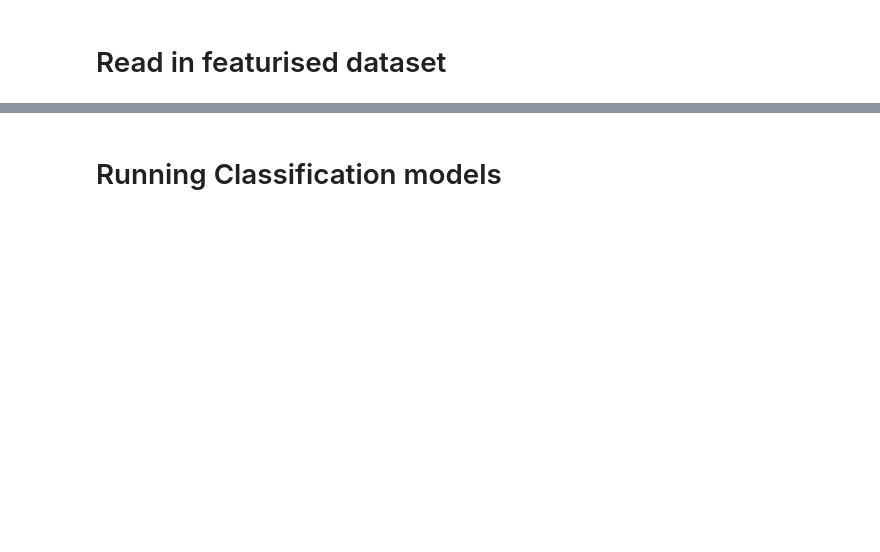
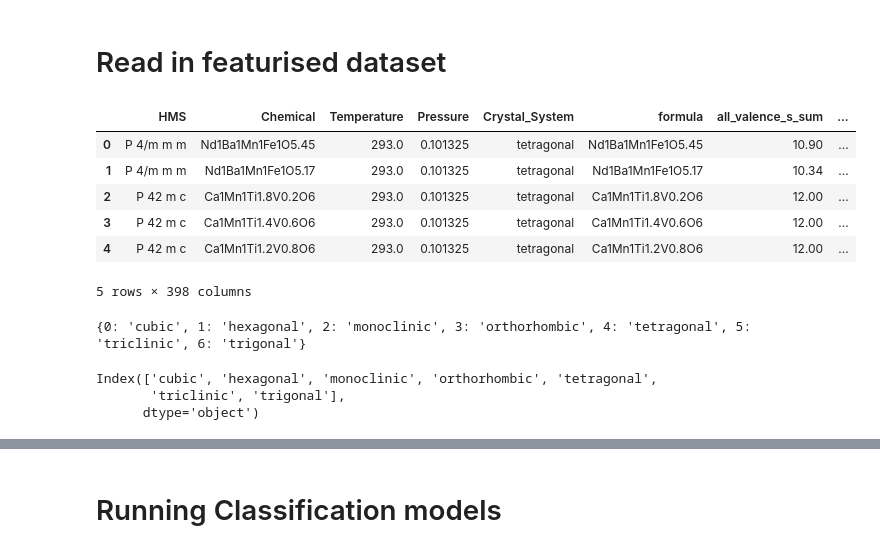
Before and after one commit to RedHorizonss/apprOXimate, a Jupyter notebook: notebooks/exp3a_approx_runML.ipynb, the cells around one changed output, grey strips where cells are left out. Drawn from its saved outputs; the diff is of its cells as text; code cells hidden in the pictures; blank space fills up the shorter version.

```diff
--- a/notebooks/exp3a_approx_runML.ipynb
+++ b/notebooks/exp3a_approx_runML.ipynb
@@ -78,29 +79,37 @@ def fit_evaluate_model(model, model_name, X_train, y_train, X_val, y_val):
 df_train = pd.read_csv('approx_dataset_splits/app_train_split.csv')
 df_test = pd.read_csv('approx_dataset_splits/app_test_split.csv')
 df_val = pd.read_csv('approx_dataset_splits/app_val_split.csv')
+# %%
+df_train.head()
+# %% [output]
+|  | HMS | Chemical | Temperature | Pressure | Crystal_System | formula | all_valence_s_sum | ... |
+| 0 | P 4/m m m | Nd1Ba1Mn1Fe1O5.45 | 293.0 | 0.101325 | tetragonal | Nd1Ba1Mn1Fe1O5.45 | 10.90 | ... |
+| 1 | P 4/m m m | Nd1Ba1Mn1Fe1O5.17 | 293.0 | 0.101325 | tetragonal | Nd1Ba1Mn1Fe1O5.17 | 10.34 | ... |
+| 2 | P 42 m c | Ca1Mn1Ti1.8V0.2O6 | 293.0 | 0.101325 | tetragonal | Ca1Mn1Ti1.8V0.2O6 | 12.00 | ... |
+| 3 | P 42 m c | Ca1Mn1Ti1.4V0.6O6 | 293.0 | 0.101325 | tetragonal | Ca1Mn1Ti1.4V0.6O6 | 12.00 | ... |
+| 4 | P 42 m c | Ca1Mn1Ti1.2V0.8O6 | 293.0 | 0.101325 | tetragonal | Ca1Mn1Ti1.2V0.8O6 | 12.00 | ... |
+5 rows × 398 columns
+# %%
+df_train["Crystal_System"] = df_train["Crystal_System"].astype("category")
+df_test["Crystal_System"] = df_test["Crystal_System"].astype("category")
+df_val["Crystal_System"] = df_val["Crystal_System"].astype("category")
+
+label_mapping = dict(enumerate(df_train["Crystal_System"].cat.categories))
+print(label_mapping)
+# %% [output]
+{0: 'cubic', 1: 'hexagonal', 2: 'monoclinic', 3: 'orthorhombic', 4: 'tetragonal', 5: 'triclinic', 6: 'trigonal'}
 # %%
-df_train["Crystal_System"] = df_train["Crystal_System"].astype("category")
-df_test["Crystal_System"] = df_test["Crystal_System"].astype("category")
-df_val["Crystal_System"] = df_val["Crystal_System"].astype("category")
+categories = df_train["Crystal_System"].cat.categories
+print(categories)
 
+df_train["Crystal_System"] = df_train["Crystal_System"].cat.set_categories(categories)
+df_val["Crystal_System"]   = df_val["Crystal_System"].cat.set_categories(categories)
+df_test["Crystal_System"]  = df_test["Crystal_System"].cat.set_categories(categories)
 
 df_train["target"] = df_train["Crystal_System"].cat.codes
-df_test["target"] = df_test["Crystal_System"].cat.codes
-df_val["target"] = df_val["Crystal_System"].cat.codes
-
-label_mapping = dict(enumerate(df_train["Crystal_System"].cat.categories))
-
-# Define which columns are your features (drop non-numeric / target cols)
-feature_cols = [col for col in df_train.columns if col not in ['HMS', 'Chemical', 'Crystal_System', 'target', 'formula']]
-
-# Training
-X_train = df_train[feature_cols].values
-y_train = df_train['target'].values
-
-# Validation
-X_val = df_val[feature_cols].values
-y_val = df_val['target'].values
-
-# Test
-X_test = df_test[feature_cols].values
-y_test = df_test['target'].values
+df_val["target"]   = df_val["Crystal_System"].cat.codes
+df_test["target"]  = df_test["Crystal_System"].cat.codes
+# %% [output]
+Index(['cubic', 'hexagonal', 'monoclinic', 'orthorhombic', 'tetragonal',
+       'triclinic', 'trigonal'],
+      dtype='object')
```
Also changed, not shown: parts of 22 cells of this notebook, 4 other files.
